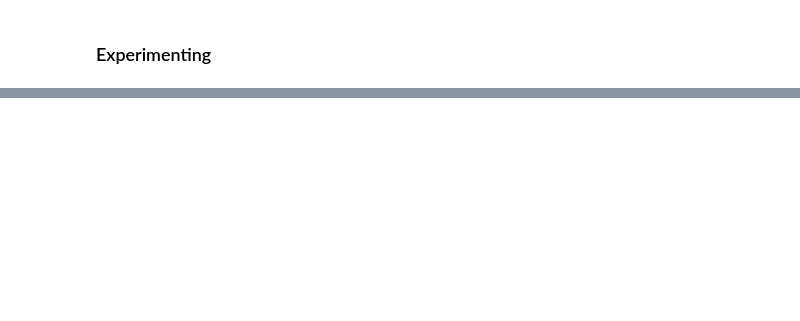
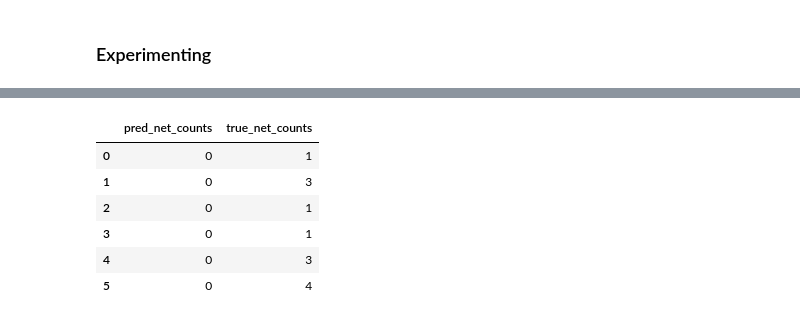
Before and after one commit to aus10powell/MIT-Fishery-Counter, a Jupyter notebook: code/notebooks/training.ipynb, the cells around one changed output, grey strips where cells are left out. Cells and saved outputs as stored; diff of their text form; code cells hidden in the pictures; blank space fills up the shorter version.

```diff
--- a/code/notebooks/training.ipynb
+++ b/code/notebooks/training.ipynb
@@ -196,0 +311,10 @@ Speed: 1.2ms preprocess, 41.0ms inference, 0.2ms postprocess per image at shape
+# %%
+import glob
+
+PROJECT_DIR = os.path.join(
+    "/", "Users", "aus10powell", "Documents", "Projects", "MIT-Fishery-Counter"
+)
+DATA_DIR = os.path.join(PROJECT_DIR, "data")
+GOLD_DIR = os.path.join(DATA_DIR, "gold_dataset")
+mp4_files = glob.glob(os.path.join(GOLD_DIR, "videos") + "/*.mp4")
+[f.split("/")[-1].split(".")[0] for f in mp4_files]
@@ -196,0 +488,12 @@ Speed: 1.2ms preprocess, 41.0ms inference, 0.2ms postprocess per image at shape
+# %%
+import pandas as pd
+import numpy as np
+df_results = pd.DataFrame(data={"pred_net_counts":pred_net_counts,"true_net_counts":true_net_counts},)
+# %% [output]
+|  | pred_net_counts | true_net_counts |
+| 0 | 0 | 1 |
+| 1 | 0 | 3 |
+| 2 | 0 | 1 |
+| 3 | 0 | 1 |
+| 4 | 0 | 3 |
+| 5 | 0 | 4 |
```
Also changed, not shown: parts of 19 cells of this notebook, 6 other files.
